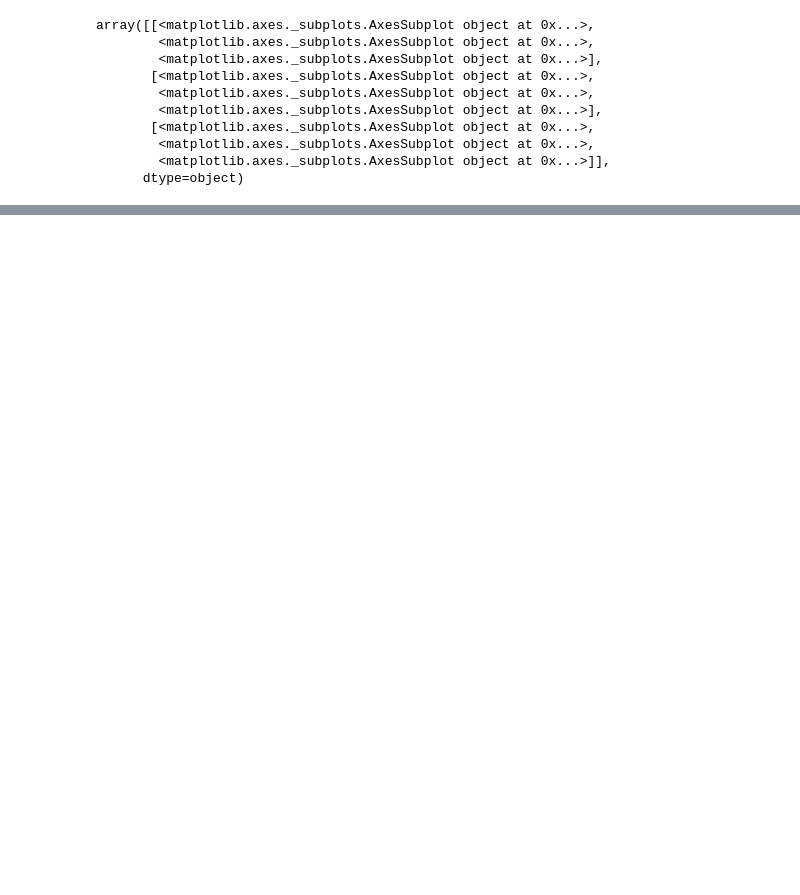
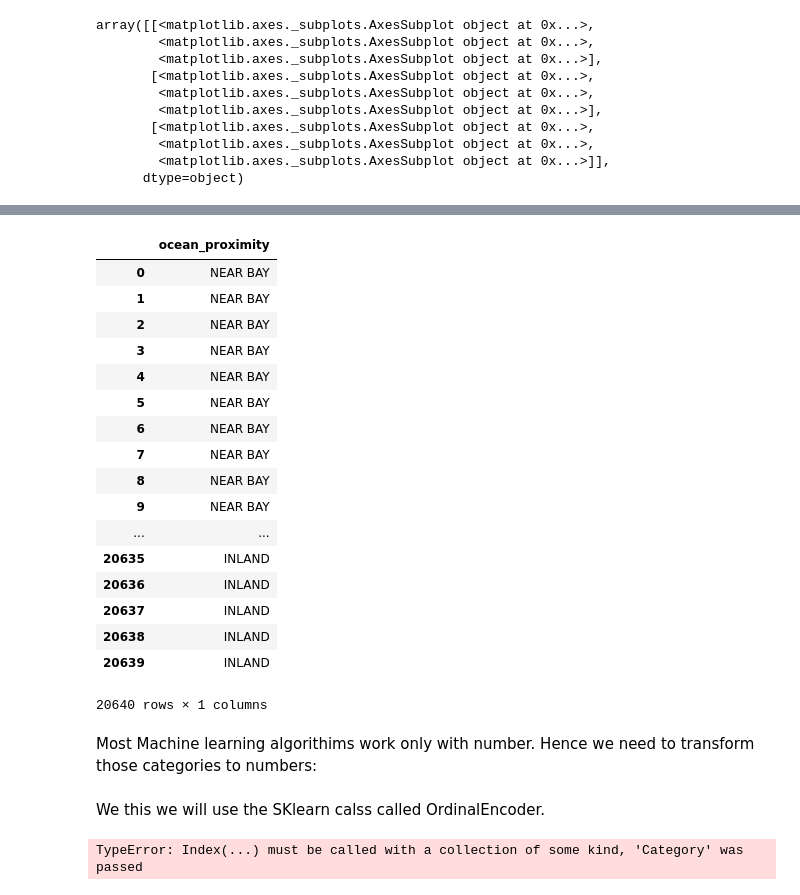
Before and after one commit to rsaouma/ESSEC_CODE, a Jupyter notebook: Week 9/Project_Example.ipynb, the cells around one changed output, grey strips where cells are left out. Cells and saved outputs as stored; diff of their text form; code cells hidden in the pictures; blank space fills up the shorter version.

```diff
--- a/Week 9/Project_Example.ipynb
+++ b/Week 9/Project_Example.ipynb
@@ -125,0 +250,5 @@ array([[<matplotlib.axes._subplots.AxesSubplot object at 0x...>,
+# %%
+median = data_table["total_bedrooms"].median()
+sample_incomplete_rows["total_bedrooms"].fillna(median, inplace=True) # option 3
+# %%
+data_table["total_bedrooms"].fillna(median, inplace=True)
@@ -125,0 +259,35 @@ array([[<matplotlib.axes._subplots.AxesSubplot object at 0x...>,
+# %%
+housing_cat = data_table[["ocean_proximity"]]
+# %%
+housing_cat
+# %% [output]
+|  | ocean_proximity |
+| 0 | NEAR BAY |
+| 1 | NEAR BAY |
+| 2 | NEAR BAY |
+| 3 | NEAR BAY |
+| 4 | NEAR BAY |
+| 5 | NEAR BAY |
+| 6 | NEAR BAY |
+| 7 | NEAR BAY |
+| 8 | NEAR BAY |
+| 9 | NEAR BAY |
+| ... | ... |
+| 20635 | INLAND |
+| 20636 | INLAND |
+| 20637 | INLAND |
+| 20638 | INLAND |
+| 20639 | INLAND |
+20640 rows × 1 columns
+# %% [markdown]
+Most Machine learning algorithims work only with number. Hence we need to transform those categories to numbers:
+# %% [markdown]
+We this we will use the SKlearn calss called OrdinalEncoder.
+# %%
+from sklearn.preprocessing import OrdinalEncoder
+
+ordinal_encoder = OrdinalEncoder()
+housing_cat_encoded = ordinal_encoder.fit_transform(housing_cat)
+housing_cat_encoded = pd.DataFrame(housing_cat_encoded, columns="Category")
+# %% [output]
+TypeError: Index(...) must be called with a collection of some kind, 'Category' was passed
```
Also changed, not shown: parts of 31 cells of this notebook.
